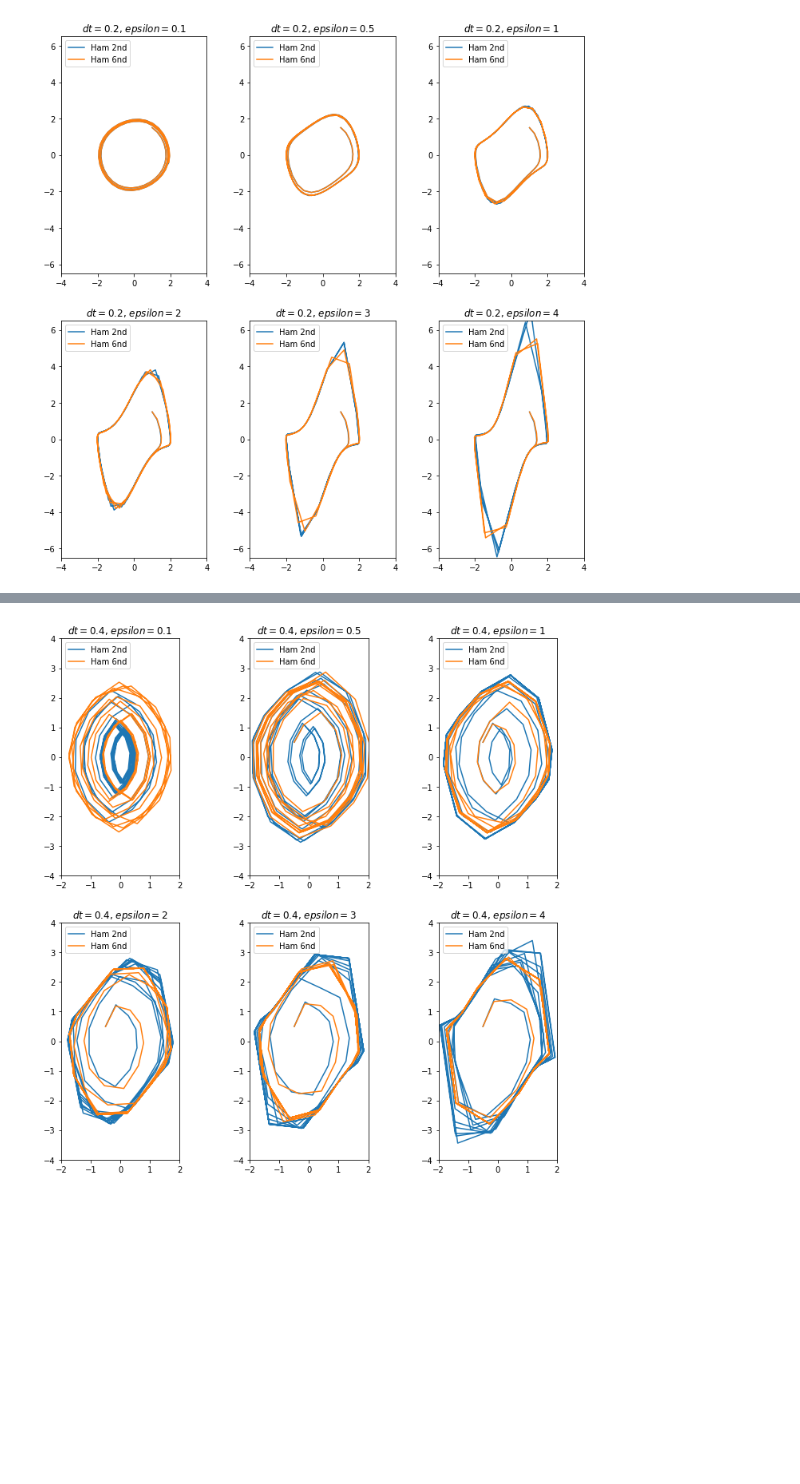
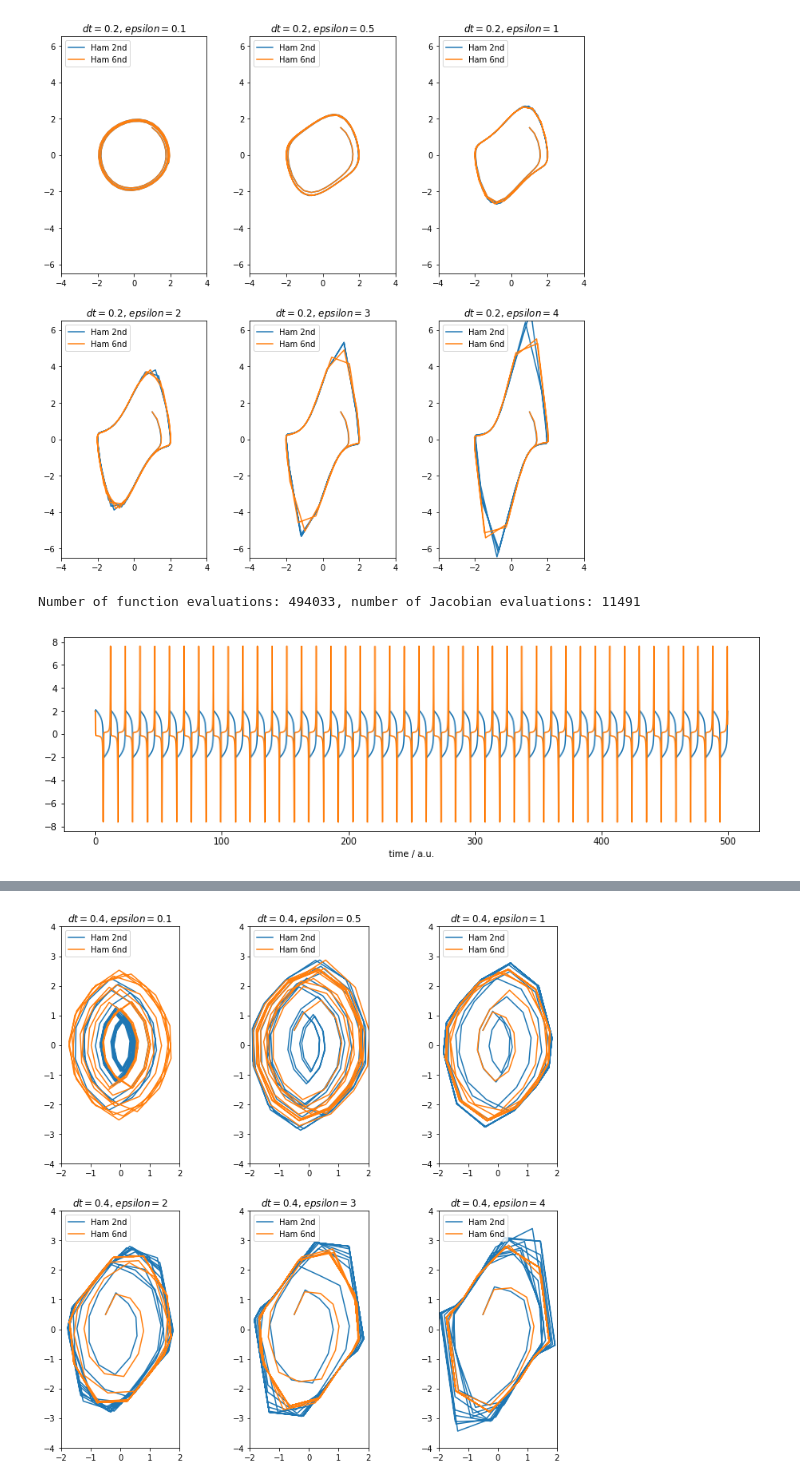
Before and after one commit to mseri/contact-integrators, a Jupyter notebook: Liénard systems.ipynb, the cells around one changed output, grey strips where cells are left out. Saved outputs shown, nothing was run; the diff lists cells and outputs as text; code cells hidden in the pictures; blank space fills up the shorter version.

```diff
--- a/Liénard systems.ipynb
+++ b/Liénard systems.ipynb
@@ -113,0 +116,32 @@ plt.show()
+# %%
+def ivp_vdp(y, t, mu):
+    return [
+        y[1],
+        mu*(1-y[0]**2)*y[1] - y[0]
+    ]
+
+def my_plot(tout, yout, params, xlbl='time / a.u.', ylabel=None, analytic=None):
+    fig, axes = plt.subplots(1, 2 if analytic else 1, figsize=(14, 4))
+    axes = np.atleast_1d(axes)
+    for i in range(yout.shape[1]):
+        axes[0].plot(tout, yout[:, i], label='y%d' % i)
+    if ylabel:
+        axes[0].set_ylabel(ylabel)
+    for ax in axes:
+        ax.set_xlabel(xlbl)
+    if analytic:
+        axes[0].plot(tout, analytic(tout, yout, params), '--')
+        axes[1].plot(tout, yout[:, 0] - yout[0]*np.exp(-params[0]*(tout-tout[0])))
+        if ylabel:
+            axes[1].set_ylabel('Error in ' + ylabel)
+
+tout = np.linspace(0, 500, 25000)
+
+y_init, params = [2, 2], (5,)
+
+y_odeint, info = si.odeint(ivp_vdp, y_init, tout, params, rtol=1e-13, atol=1e-15, full_output=True)
+print("Number of function evaluations: %d, number of Jacobian evaluations: %d" % (info['nfe'][-1], info['nje'][-1]))
+my_plot(tout, y_odeint, params)
+# %% [output]
+Number of function evaluations: 494033, number of Jacobian evaluations: 11491
+[figure, added]
```
Also changed, not shown: parts of 4 cells of this notebook.
